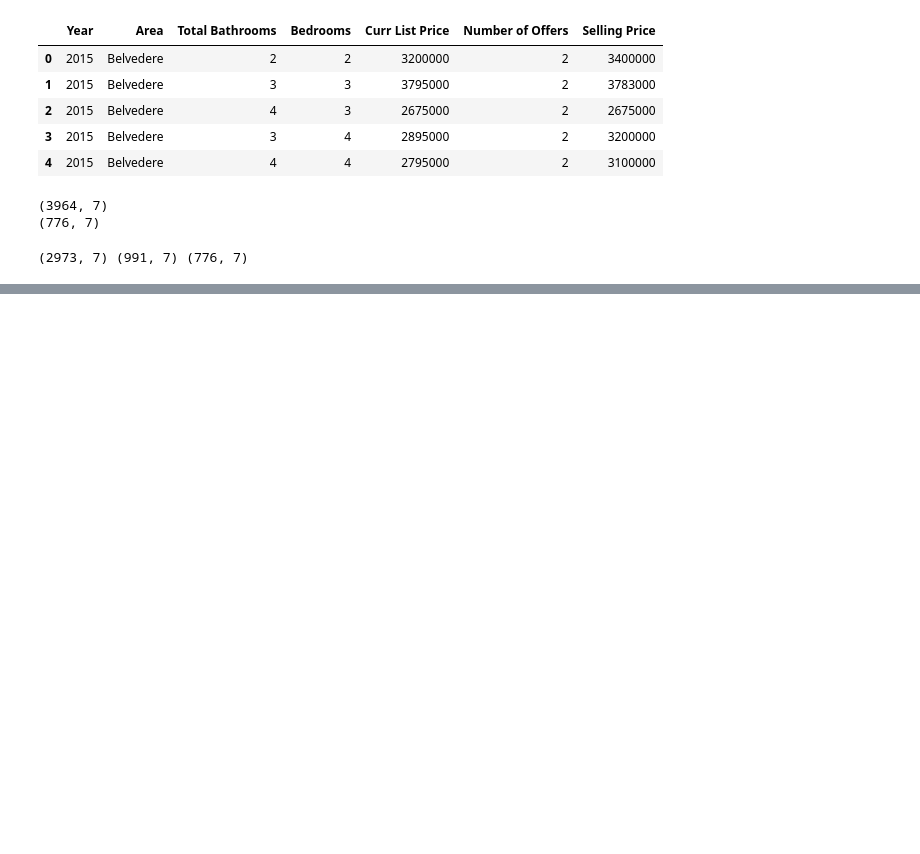
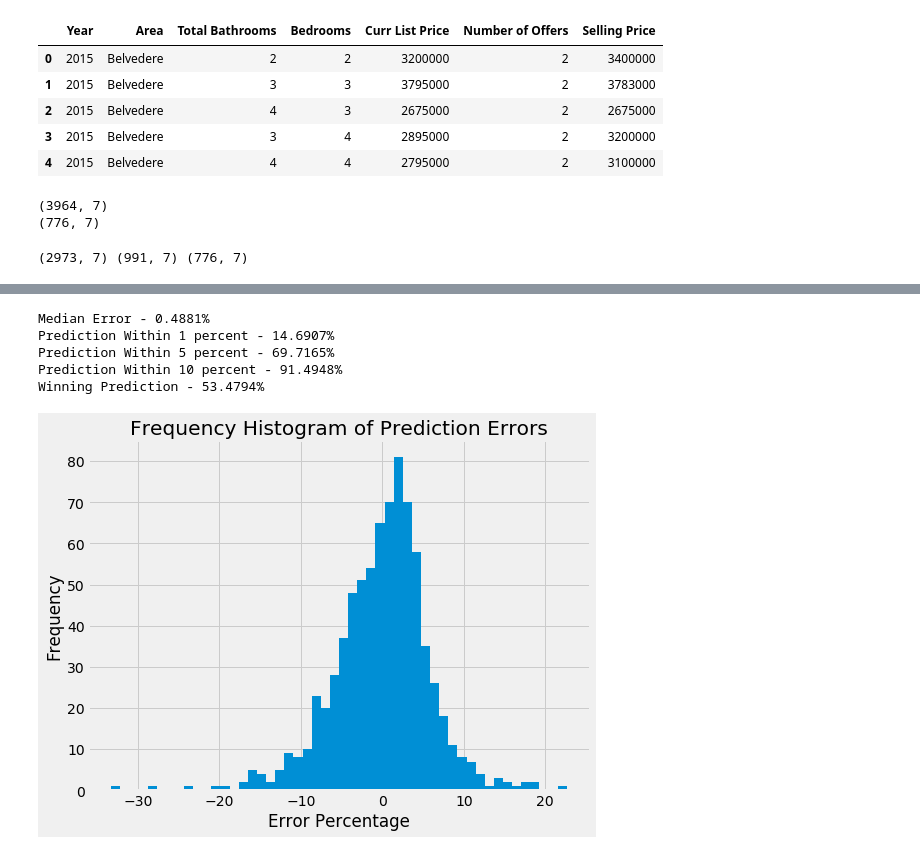
Before and after one commit to JimKing100/Multiple_Offers, a Jupyter notebook: model/XGBoost.ipynb, the cells around one changed output, grey strips where cells are left out. Cells and saved outputs as stored; diff of their text form; code cells hidden in the pictures; blank space fills up the shorter version.

```diff
--- a/model/XGBoost.ipynb
+++ b/model/XGBoost.ipynb
@@ -117,3 +117,13 @@ Validation R^2: 0.9726460777954237
 
 Test Mean Absolute Error: 68002.4604945232
 Test R^2: 0.983941073468622
+# %%
+# Add the prediction, difference and address to the final dataframe
+final = test.copy()
+final = final.reset_index()
+final['Prediction'] = ty_pred
+final['Difference'] = final['Prediction'] - final['Selling Price']
+final['Prediction'] = final['Prediction'].astype(int)
+final['Difference'] = final['Difference'].astype(int)
+print(final.shape)
+final.head()
@@ -119,0 +138,39 @@ Test R^2: 0.983941073468622
+# %%
+# Calculate the metrics
+final['Pred Percent'] = final['Difference']/final['Prediction']
+pred_median_error = final['Pred Percent'].median()
+pred_one_percent = (final['Pred Percent'][(final['Pred Percent'] >= -.01) &
+                                          (final['Pred Percent'] <= .01)].count())/final.shape[0]
+
+pred_five_percent = (final['Pred Percent'][(final['Pred Percent'] >= -.05) &
+                                           (final['Pred Percent'] <= .05)].count())/final.shape[0]
+
+pred_ten_percent = (final['Pred Percent'][(final['Pred Percent'] >= -.10) &
+                                          (final['Pred Percent'] <= .10)].count())/final.shape[0]
+
+pred_win_percent = (final['Pred Percent'][(final['Pred Percent'] >= 0)].count())/final.shape[0]
+
+print('Median Error - %.4f%%' % (pred_median_error * 100))
+print('Prediction Within 1 percent - %.4f%%' % (pred_one_percent * 100))
+print('Prediction Within 5 percent - %.4f%%' % (pred_five_percent * 100))
+print('Prediction Within 10 percent - %.4f%%' % (pred_ten_percent * 100))
+print('Winning Prediction - %.4f%%' % (pred_win_percent * 100))
+# %% [output]
+Median Error - 0.4881%
+Prediction Within 1 percent - 14.6907%
+Prediction Within 5 percent - 69.7165%
+Prediction Within 10 percent - 91.4948%
+Winning Prediction - 53.4794%
+# %%
+# Graph the prediction errors
+import matplotlib.pyplot as plt
+%matplotlib inline
+
+plt.style.use('fivethirtyeight')
+
+fig, ax = plt.subplots(figsize=(8,6))
+
+plt.hist((final['Pred Percent'] * 100), bins=50)
+plt.gca().set(title='Frequency Histogram of Prediction Errors', xlabel='Error Percentage', ylabel='Frequency');
+# %% [output]
+[figure, added]
```
Also changed, not shown: parts of 3 cells of this notebook.
